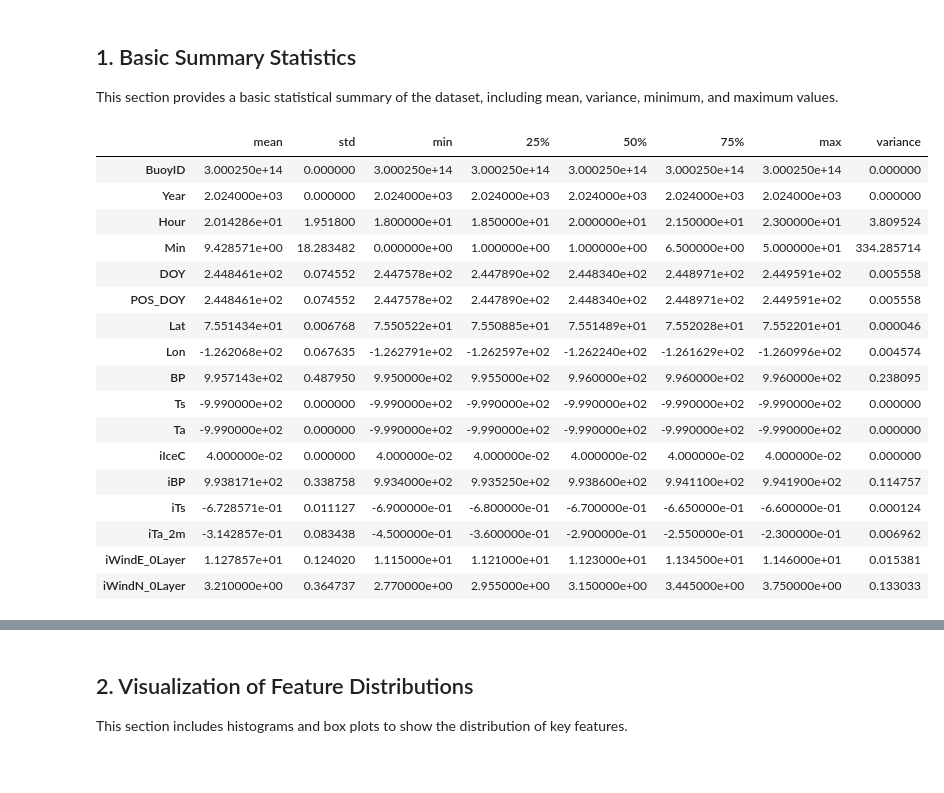
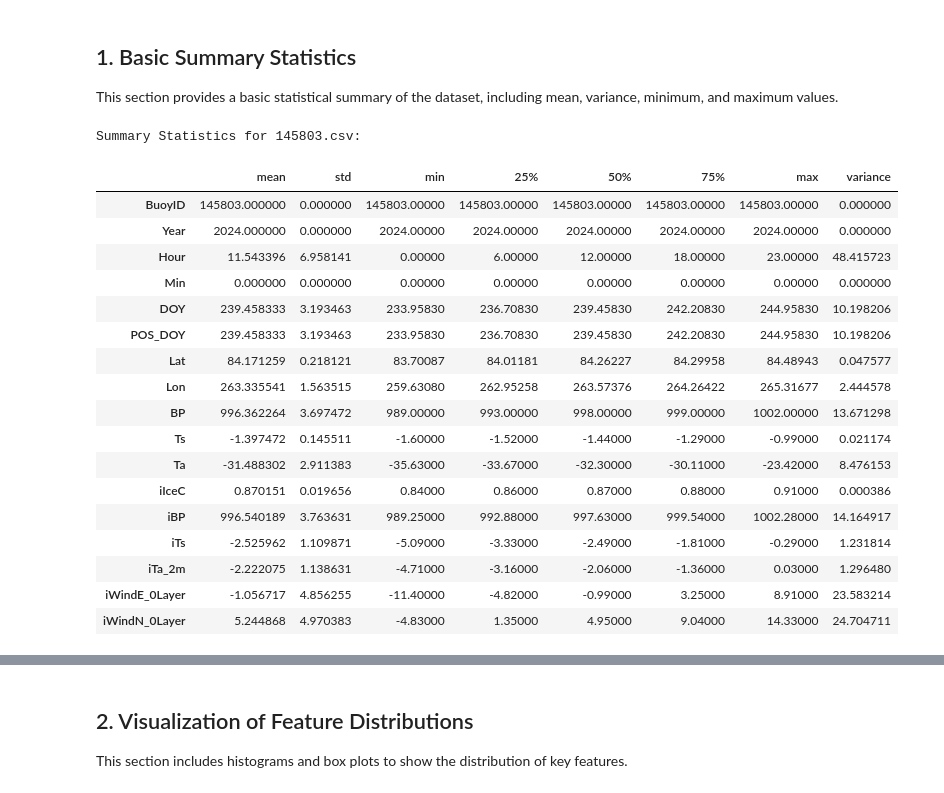
Before and after one commit to UW-MLGEO/MLGEO2024_AObuoypredict, a Jupyter notebook: notebooks/eda.ipynb, the cells around one changed output, grey strips where cells are left out. Saved outputs shown, nothing was run; the diff lists cells and outputs as text; code cells hidden in the pictures.

Commit message:
added cleaned data to eda

```diff
--- a/notebooks/eda.ipynb
+++ b/notebooks/eda.ipynb
@@ -8,14 +8,3 @@ This notebook provides a basic exploratory data analysis for the dataset.
 2. **Visualization of Feature Distributions**
 3. **Correlation Analysis**
 4. **Discussion of Insights**
-# %%
-import pandas as pd
-import matplotlib.pyplot as plt
-import seaborn as sns
-
-data_path = '../data/raw/buoydata/past/300025010734900.csv'
-
-df = pd.read_csv(data_path)
-
-# Display the first few rows of the dataset
-df.head()
@@ -28,0 +11,24 @@ df.head()
+# %%
+import pandas as pd
+import matplotlib.pyplot as plt
+import seaborn as sns
+import os
+from pathlib import Path
+
+sns.set(style="whitegrid")
+
+Path('figures').mkdir(exist_ok=True)
+
+# Get all CSV files in the directory
+data_dir = '../data/cleaned/buoydata/past/'
+csv_files = [f for f in os.listdir(data_dir) if f.endswith('.csv')]
+
+# Initialize dictionary to store all dataframes
+dfs = {}
+
+# Load all CSV files
+for csv_file in csv_files:
+    df = pd.read_csv(os.path.join(data_dir, csv_file))
+    dfs[csv_file] = df
+
+print("Loaded all CSV files from the cleaned buoy data directory")
@@ -31,26 +39,29 @@ df.head()
 
 This section provides a basic statistical summary of the dataset, including mean, variance, minimum, and maximum values.
 # %%
-# Summary statistics
-summary_stats = df.describe().T
-summary_stats['variance'] = df.var()
-summary_stats[['mean', 'std', 'min', '25%', '50%', '75%', 'max', 'variance']]
+# Display summary statistics for first 3 files only
+for filename in csv_files[:3]:
+    print(f"\nSummary Statistics for {filename}:")
+    summary_stats = dfs[filename].describe().T
+    summary_stats['variance'] = dfs[filename].var()
+    display(summary_stats[['mean', 'std', 'min', '25%', '50%', '75%', 'max', 'variance']])
 # %% [output]
+Summary Statistics for 145803.csv:
 |  | mean | std | min | 25% | 50% | 75% | max | variance |
-| BuoyID | 3.000250e+14 | 0.000000 | 3.000250e+14 | 3.000250e+14 | 3.000250e+14 | 3.000250e+14 | 3.000250e+14 | 0.000000 |
-| Year | 2.024000e+03 | 0.000000 | 2.024000e+03 | 2.024000e+03 | 2.024000e+03 | 2.024000e+03 | 2.024000e+03 | 0.000000 |
-| Hour | 2.014286e+01 | 1.951800 | 1.800000e+01 | 1.850000e+01 | 2.000000e+01 | 2.150000e+01 | 2.300000e+01 | 3.809524 |
-| Min | 9.428571e+00 | 18.283482 | 0.000000e+00 | 1.000000e+00 | 1.000000e+00 | 6.500000e+00 | 5.000000e+01 | 334.285714 |
-| DOY | 2.448461e+02 | 0.074552 | 2.447578e+02 | 2.447890e+02 | 2.448340e+02 | 2.448971e+02 | 2.449591e+02 | 0.005558 |
-| POS_DOY | 2.448461e+02 | 0.074552 | 2.447578e+02 | 2.447890e+02 | 2.448340e+02 | 2.448971e+02 | 2.449591e+02 | 0.005558 |
-| Lat | 7.551434e+01 | 0.006768 | 7.550522e+01 | 7.550885e+01 | 7.551489e+01 | 7.552028e+01 | 7.552201e+01 | 0.000046 |
-| Lon | -1.262068e+02 | 0.067635 | -1.262791e+02 | -1.262597e+02 | -1.262240e+02 | -1.261629e+02 | -1.260996e+02 | 0.004574 |
-| BP | 9.957143e+02 | 0.487950 | 9.950000e+02 | 9.955000e+02 | 9.960000e+02 | 9.960000e+02 | 9.960000e+02 | 0.238095 |
-| Ts | -9.990000e+02 | 0.000000 | -9.990000e+02 | -9.990000e+02 | -9.990000e+02 | -9.990000e+02 | -9.990000e+02 | 0.000000 |
-| Ta | -9.990000e+02 | 0.000000 | -9.990000e+02 | -9.990000e+02 | -9.990000e+02 | -9.990000e+02 | -9.990000e+02 | 0.000000 |
-| iIceC | 4.000000e-02 | 0.000000 | 4.000000e-02 | 4.000000e-02 | 4.000000e-02 | 4.000000e-02 | 4.000000e-02 | 0.000000 |
-| iBP | 9.938171e+02 | 0.338758 | 9.934000e+02 | 9.935250e+02 | 9.938600e+02 | 9.941100e+02 | 9.941900e+02 | 0.114757 |
-| iTs | -6.728571e-01 | 0.011127 | -6.900000e-01 | -6.800000e-01 | -6.700000e-01 | -6.650000e-01 | -6.600000e-01 | 0.000124 |
-| iTa_2m | -3.142857e-01 | 0.083438 | -4.500000e-01 | -3.600000e-01 | -2.900000e-01 | -2.550000e-01 | -2.300000e-01 | 0.006962 |
-| iWindE_0Layer | 1.127857e+01 | 0.124020 | 1.115000e+01 | 1.121000e+01 | 1.123000e+01 | 1.134500e+01 | 1.146000e+01 | 0.015381 |
-| iWindN_0Layer | 3.210000e+00 | 0.364737 | 2.770000e+00 | 2.955000e+00 | 3.150000e+00 | 3.445000e+00 | 3.750000e+00 | 0.133033 |
+| BuoyID | 145803.000000 | 0.000000 | 145803.00000 | 145803.00000 | 145803.00000 | 145803.00000 | 145803.00000 | 0.000000 |
+| Year | 2024.000000 | 0.000000 | 2024.00000 | 2024.00000 | 2024.00000 | 2024.00000 | 2024.00000 | 0.000000 |
+| Hour | 11.543396 | 6.958141 | 0.00000 | 6.00000 | 12.00000 | 18.00000 | 23.00000 | 48.415723 |
+| Min | 0.000000 | 0.000000 | 0.00000 | 0.00000 | 0.00000 | 0.00000 | 0.00000 | 0.000000 |
+| DOY | 239.458333 | 3.193463 | 233.95830 | 236.70830 | 239.45830 | 242.20830 | 244.95830 | 10.198206 |
+| POS_DOY | 239.458333 | 3.193463 | 233.95830 | 236.70830 | 239.45830 | 242.20830 | 244.95830 | 10.198206 |
+| Lat | 84.171259 | 0.218121 | 83.70087 | 84.01181 | 84.26227 | 84.29958 | 84.48943 | 0.047577 |
+| Lon | 263.335541 | 1.563515 | 259.63080 | 262.95258 | 263.57376 | 264.26422 | 265.31677 | 2.444578 |
+| BP | 996.362264 | 3.697472 | 989.00000 | 993.00000 | 998.00000 | 999.00000 | 1002.00000 | 13.671298 |
+| Ts | -1.397472 | 0.145511 | -1.60000 | -1.52000 | -1.44000 | -1.29000 | -0.99000 | 0.021174 |
+| Ta | -31.488302 | 2.911383 | -35.63000 | -33.67000 | -32.30000 | -30.11000 | -23.42000 | 8.476153 |
+| iIceC | 0.870151 | 0.019656 | 0.84000 | 0.86000 | 0.87000 | 0.88000 | 0.91000 | 0.000386 |
+| iBP | 996.540189 | 3.763631 | 989.25000 | 992.88000 | 997.63000 | 999.54000 | 1002.28000 | 14.164917 |
+| iTs | -2.525962 | 1.109871 | -5.09000 | -3.33000 | -2.49000 | -1.81000 | -0.29000 | 1.231814 |
+| iTa_2m | -2.222075 | 1.138631 | -4.71000 | -3.16000 | -2.06000 | -1.36000 | 0.03000 | 1.296480 |
+| iWindE_0Layer | -1.056717 | 4.856255 | -11.40000 | -4.82000 | -0.99000 | 3.25000 | 8.91000 | 23.583214 |
+| iWindN_0Layer | 5.244868 | 4.970383 | -4.83000 | 1.35000 | 4.95000 | 9.04000 | 14.33000 | 24.704711 |
```
Also changed, not shown: parts of 8 cells of this notebook.
